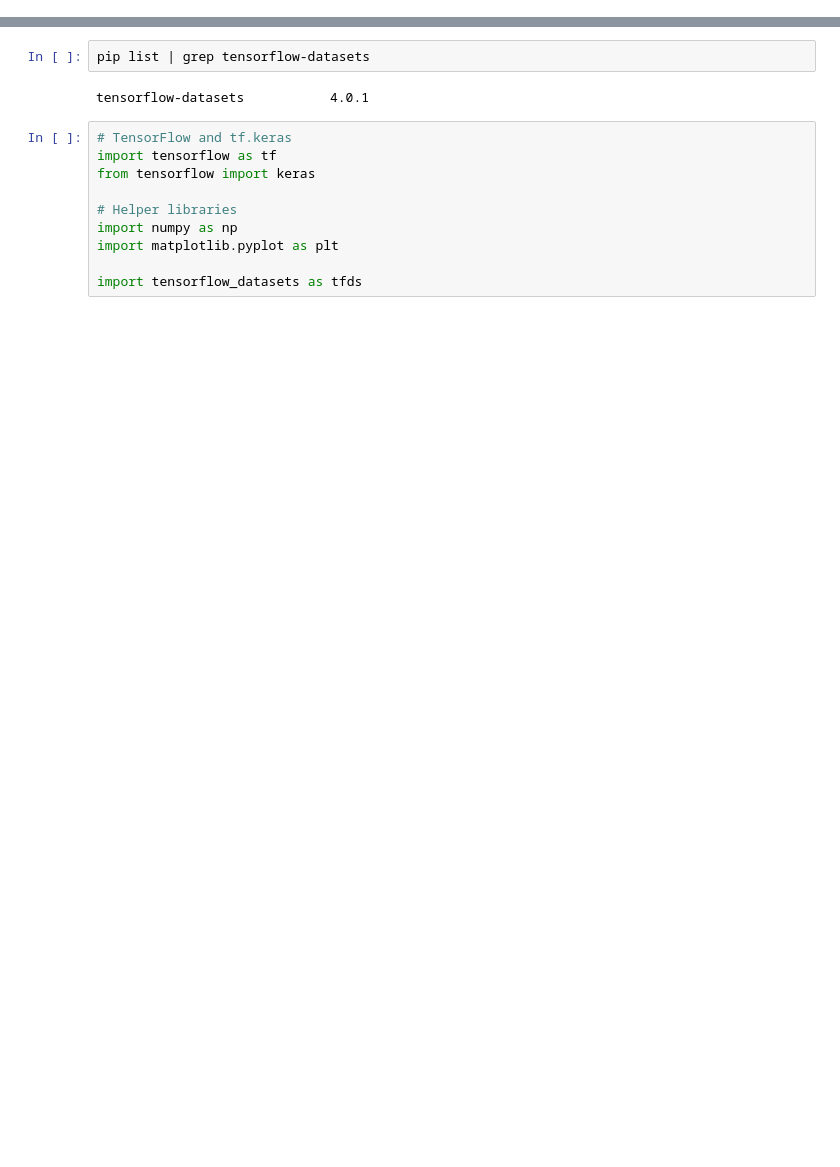
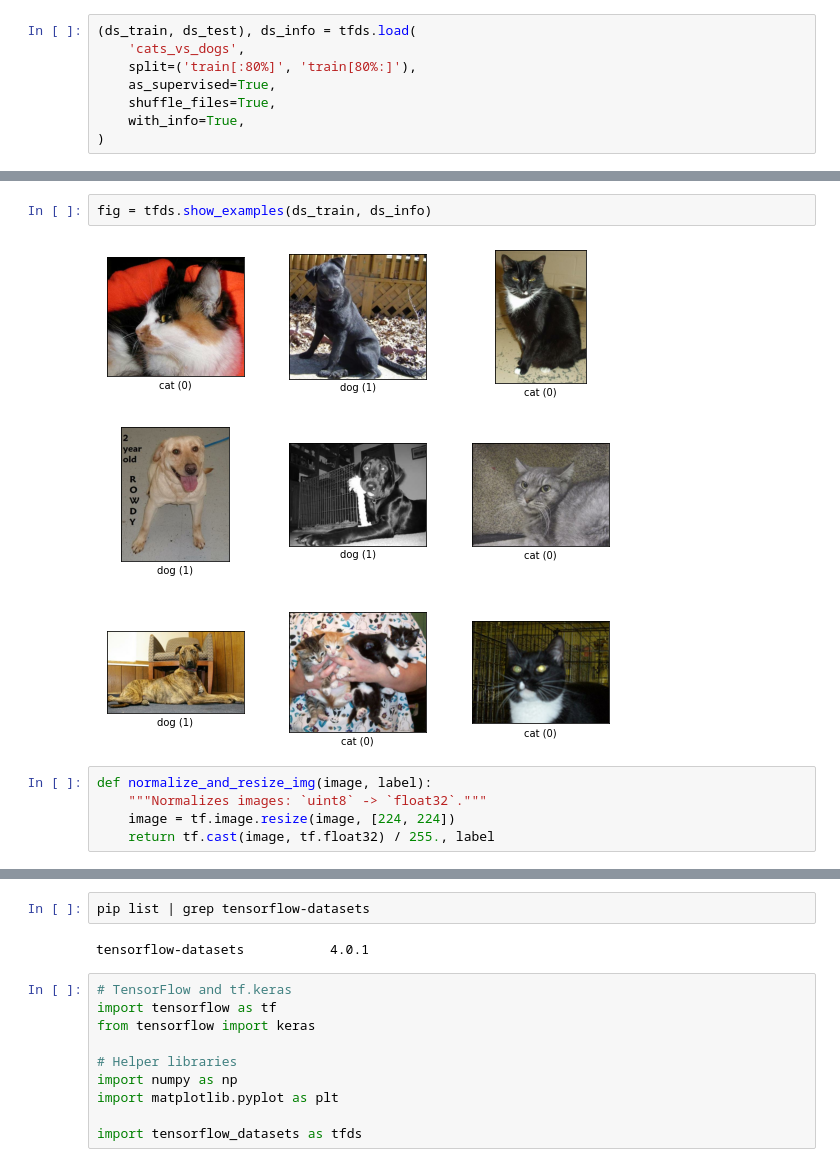
Before and after one commit to mybloodykeyboard/AI_study, a Jupyter notebook: GoingDeeper/[GDCV]ResNet_ablation_study.ipynb, the cells around one changed output, grey strips where cells are left out. Drawn from its saved outputs; the diff is of its cells as text; blank space fills up the shorter version.

```diff
--- a/GoingDeeper/[GDCV]ResNet_ablation_study.ipynb
+++ b/GoingDeeper/[GDCV]ResNet_ablation_study.ipynb
@@ -0,0 +306,8 @@
+# %%
+(ds_train, ds_test), ds_info = tfds.load(
+    'cats_vs_dogs',
+    split=('train[:80%]', 'train[80%:]'),
+    as_supervised=True,
+    shuffle_files=True,
+    with_info=True,
+)
@@ -0,0 +336,9 @@
+# %%
+fig = tfds.show_examples(ds_train, ds_info)
+# %% [output]
+[figure, added]
+# %%
+def normalize_and_resize_img(image, label):
+    """Normalizes images: `uint8` -> `float32`."""
+    image = tf.image.resize(image, [224, 224])
+    return tf.cast(image, tf.float32) / 255., label
```
Also changed, not shown: parts of 61 cells of this notebook.
